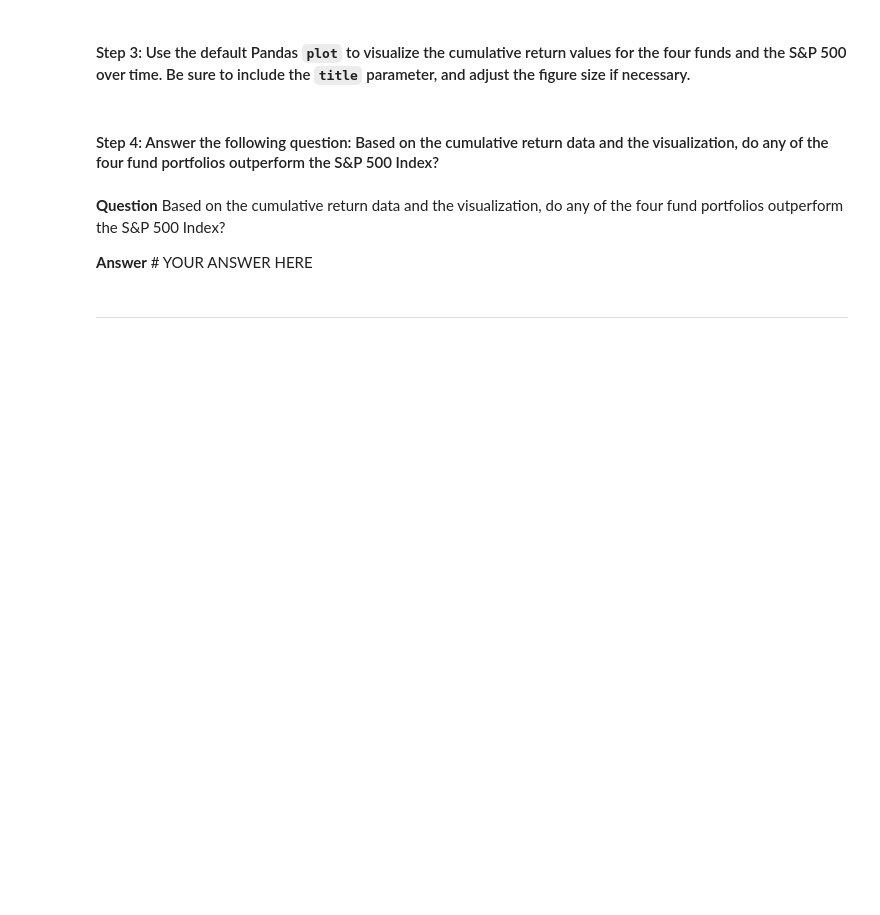
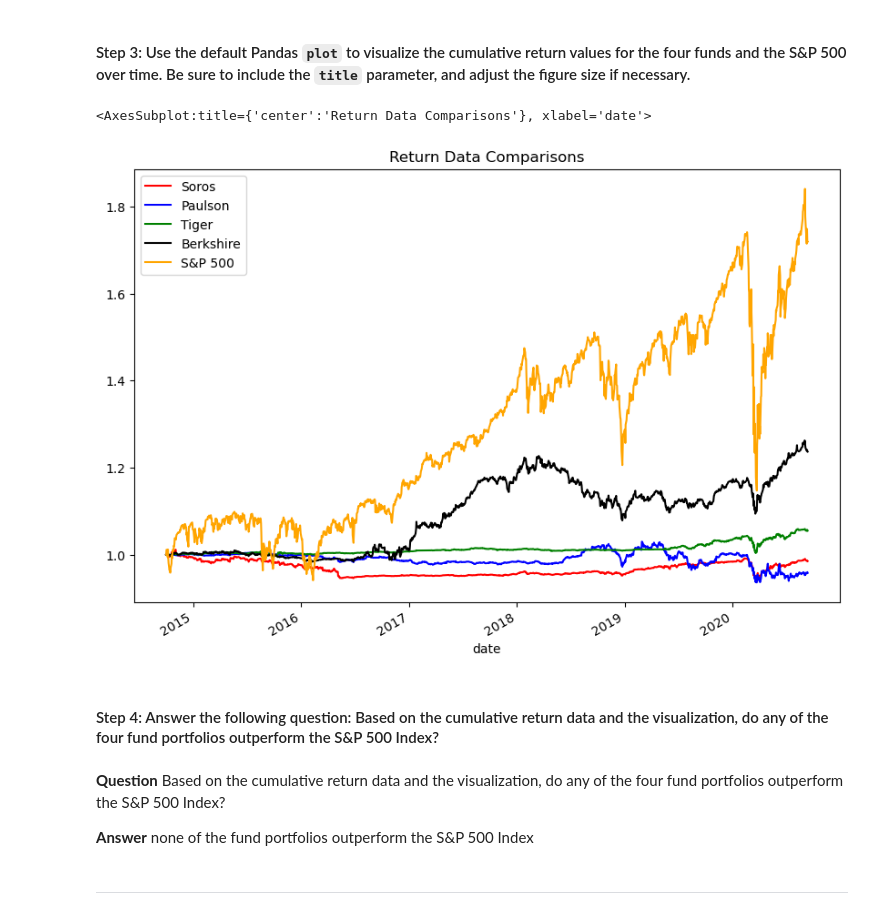
Before and after one commit to 12jasteiner/Module_4_Whale_Analysis, a Jupyter notebook: risk_return_analysis.ipynb, the cells around one changed output. Cells and saved outputs as stored; diff of their text form; code cells hidden in the pictures; blank space fills up the shorter version.

Commit message:
performance analysis and plots for return data for four portfolios and s&p 500 index.

```diff
--- a/risk_return_analysis.ipynb
+++ b/risk_return_analysis.ipynb
@@ -162,4 +162,5 @@ daily_returns_df["S&P 500"].plot(legend=True, figsize=(10, 7), color = "orange",
 # %%
 # Calculate and plot the cumulative returns of the 4 fund portfolios and the S&P 500
 # Review the last 5 rows of the cumulative returns DataFrame
-# YOUR CODE HERE
+cumulative_returns_df = (1+daily_returns_df).cumprod()
+cumulative_returns_df.tail()
@@ -172,9 +177,20 @@ daily_returns_df["S&P 500"].plot(legend=True, figsize=(10, 7), color = "orange",
+# %%
+# Visualize the cumulative returns using the Pandas plot function
+# Include a title parameter and adjust the figure size
+cumulative_returns_df["SOROS FUND MANAGEMENT LLC"].plot(legend=True, figsize=(10, 7), title = "Return Data Comparisons", color="red", label = "Soros")
+cumulative_returns_df["PAULSON & CO.INC."].plot(legend=True, figsize=(10, 7), color = "blue", label = "Paulson")
+cumulative_returns_df["TIGER GLOBAL MANAGEMENT LLC"].plot(legend=True, figsize=(10, 7), color = "green", label = "Tiger")
+cumulative_returns_df["BERKSHIRE HATHAWAY INC"].plot(legend=True, figsize=(10, 7), color = "black", label = "Berkshire")
+cumulative_returns_df["S&P 500"].plot(legend=True, figsize=(10, 7), color = "orange", label = "S&P 500")
+# %% [output]
+<AxesSubplot:title={'center':'Return Data Comparisons'}, xlabel='date'>
+[figure, added]
 # %% [markdown]
 #### Step 4: Answer the following question: Based on the cumulative return data and the visualization, do any of the four fund portfolios outperform the S&P 500 Index?
 # %% [markdown]
 **Question** Based on the cumulative return data and the visualization, do any of the four fund portfolios outperform the S&P 500 Index?
 
-**Answer** # YOUR ANSWER HERE
+**Answer** none of the fund portfolios outperform the S&P 500 Index
 # %% [markdown]
 ---
 # %% [markdown]
```
Also changed, not shown: parts of 2 cells of this notebook.
